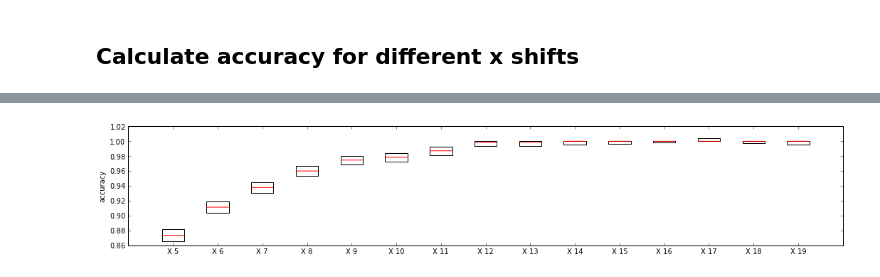
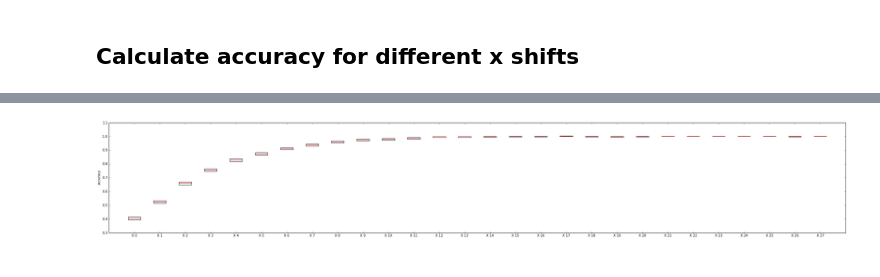
Before and after one commit to surban/ml, a Jupyter notebook: notebooks/orrbm-shift-statistic.ipynb, the cells around one changed output, grey strips where cells are left out. Saved outputs shown, nothing was run; the diff lists cells and outputs as text; code cells hidden in the pictures.

Commit message:
shifts plot

```diff
--- a/notebooks/orrbm-shift-statistic.ipynb
+++ b/notebooks/orrbm-shift-statistic.ipynb
@@ -202,7 +202,7 @@ Exception AttributeError: "'garray' object has no attribute 'allocating_line'" i
         [-21.71442223, -21.36776352, -21.19199753, ..., -20.59375763,
          -20.66526413, -22.57912064]])> ignored
 # %%
-plt.figsize(18,3)
-rbm.accuracy.plot_accuracies(accs.values()[5:20])
+plt.figsize(40,6)
+rbm.accuracy.plot_accuracies(accs.values())
 # %% [output]
-[figure, old version]
+[figure, new version]
```
Also changed, not shown: parts of 1 cell of this notebook, 2 other files.
